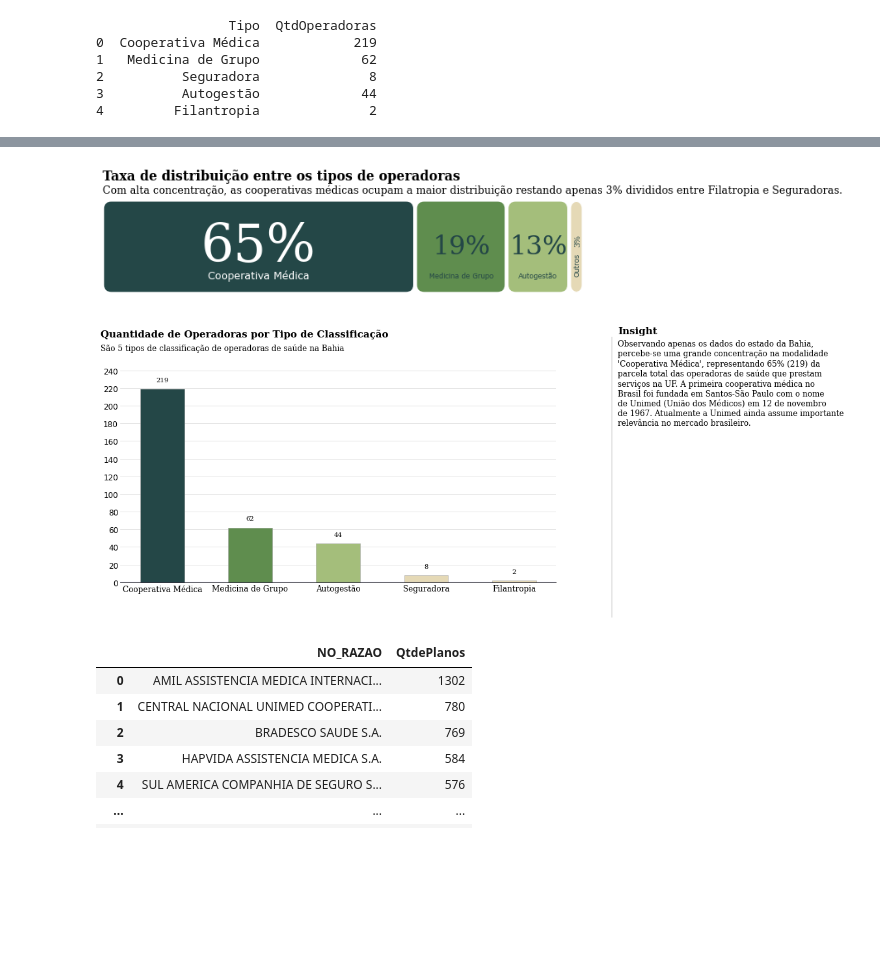
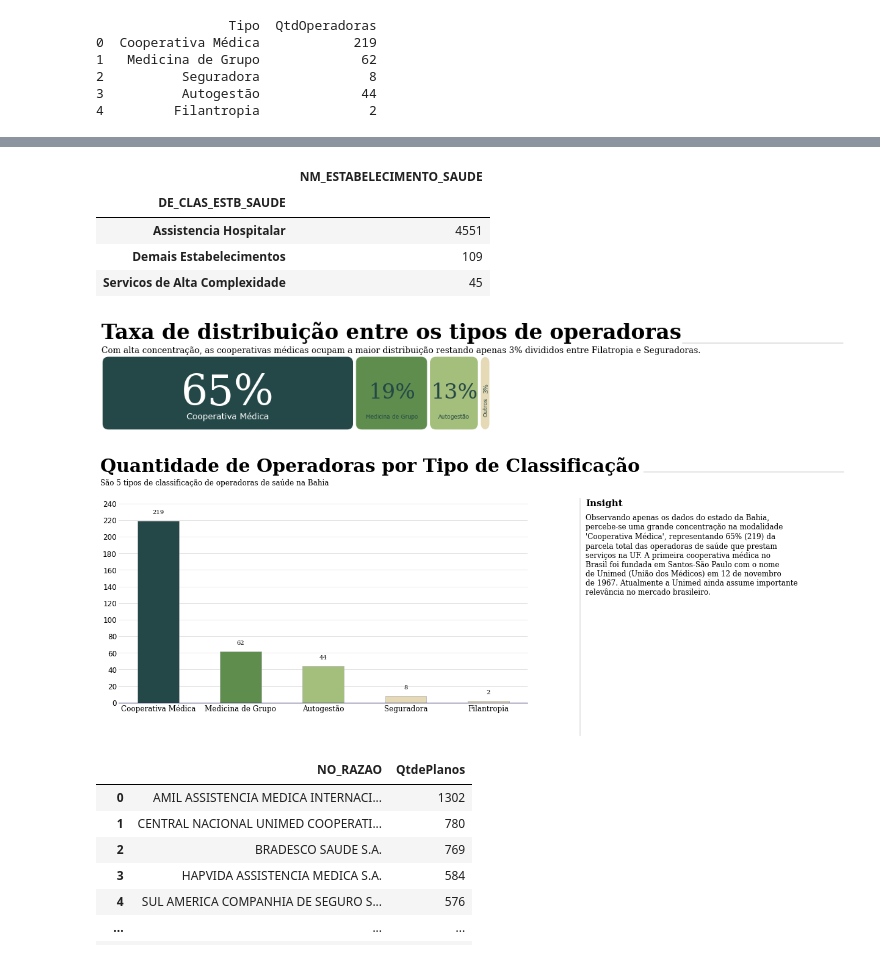
Before and after one commit to douglassodre/prestadoreseplanos, a Jupyter notebook: Prestadores e planos hospitalares.ipynb, the cells around one changed output, grey strips where cells are left out. Cells and saved outputs as stored; diff of their text form; code cells hidden in the pictures; blank space fills up the shorter version.

```diff
--- a/Prestadores e planos hospitalares.ipynb
+++ b/Prestadores e planos hospitalares.ipynb
@@ -188,3 +165,44 @@ display(df_clas_est)
+# %%
+a=dfba.groupby('DE_CLAS_ESTB_SAUDE')['NM_ESTABELECIMENTO_SAUDE'].nunique()
+
+df_clas_est = pd.DataFrame(a)
+display(df_clas_est)
+
+# df = pd.DataFrame(df_clas_est).set_index('DE_CLAS_ESTB_SAUDE')
+# df = df.assign(Qtde=df_clas_est['NM_ESTABELECIMENTO_SAUDE'].nunique())
+# print(df)
+
+# plt.subplots(figsize=(5, 2))
+
+# sns.set_color_codes("pastel")
+# ax = sns.barplot(x=df.Completion, y=df.index, orient='h', joinstyle='bevel')
+
+# new_patches = []
+# for patch in reversed(ax.patches):
+#     bb = patch.get_bbox()
+#     color = patch.get_facecolor()
+#     p_bbox = FancyBboxPatch((bb.xmin, bb.ymin),
+#                             abs(bb.width), abs(bb.height),
+#                             boxstyle="round,pad=-0.0040,rounding_size=0.015",
+#                             ec="none", fc=color,
+#                             mutation_aspect=4
+#                             )
+#     patch.remove()
+#     new_patches.append(p_bbox)
+
+# for patch in new_patches:
+#     ax.add_patch(patch)
+
+# sns.despine(left=True, bottom=True)
+# ax.tick_params(axis=u'both', which=u'both', length=0)
+# plt.tight_layout()
+# plt.show()
+# %% [output]
+|  | NM_ESTABELECIMENTO_SAUDE |
+| DE_CLAS_ESTB_SAUDE |  |
+| Assistencia Hospitalar | 4551 |
+| Demais Estabelecimentos | 109 |
+| Servicos de Alta Complexidade | 45 |
 # %%
 # Taxa de distribuição entre os tipos de operadoras
 
@@ -207,7 +225,17 @@ ax.barh(mf_ratio.index, mf_ratio['Autogestão'], left=(mf_ratio['Cooperativa Mé
 ax.barh(mf_ratio.index, mf_ratio['Seguradora']+mf_ratio['Filantropia'], left=(mf_ratio['Cooperativa Médica']+mf_ratio['Medicina de Grupo']+mf_ratio['Autogestão']),
         color='#E5D9B6', label='Outros')
 
+#1 background da area da Cooperativa Médica
+for i in mf_ratio.index:
+    ax.annotate(f"{int(mf_ratio['Cooperativa Médica'][i]*100)}%",
+                    xy=(mf_ratio['Cooperativa Médica'][i]/2, i),
+                    va = 'center', ha='center',fontsize=60, fontweight='light', fontfamily='serif',
+                    color='white')
 
+    ax.annotate("Cooperativa Médica",
+                    xy=(mf_ratio['Cooperativa Médica'][i]/2, -0.25),
+                    va = 'center', ha='center',fontsize=12, fontweight='light', fontfamily='Verdana',
+                    color='white')
 
 #2 legendas da area da Medicina de Grupo
 for i in mf_ratio.index:
@@ -240,36 +268,43 @@ for i in mf_ratio.index:
                     va = 'bottom', ha='right',fontsize=8, fontweight='light', fontfamily='Verdana', rotation = '90',
                     color='#244747')
 
     ax.set_xlim(0, 1)
     ax.set_ylim(-0.4,0.4)
     ax.set_xticks([])
     ax.set_yticks([])
 # arredondar as bordas
 new_patches = []
 for patch in reversed(ax.patches):
     bb = patch.get_bbox()
     color=patch.get_facecolor()
     p_bbox = FancyBboxPatch((bb.xmin, bb.ymin),
                         abs(bb.width), abs(bb.height),
                         boxstyle="round,pad=-0.0040,rounding_size=0.015",
                         ec="none", fc=color,
                         mutation_aspect=4
                         )
     patch.remove()
     new_patches.append(p_bbox)
 for patch in new_patches:
     ax.add_patch(patch)
 
 # Título e subtítulo
-fig.text(0.125,1.04,'Taxa de distribuição entre os tipos de operadoras', fontfamily='serif',fontsize=15, fontweight='bold')
-fig.text(0.125,0.93,'Com alta concentração, as cooperativas médicas ocupam a maior distribuição restando apenas 3% divididos entre Filatropia e Seguradoras.',fontfamily='serif',fontsize=12)
+fig.text(0.125,1.04,'Taxa de distribuição entre os tipos de operadoras', fontfamily='serif',fontsize=30, fontweight='bold')
+fig.text(0.125,0.90,'Com alta concentração, as cooperativas médicas ocupam a maior distribuição restando apenas 3% divididos entre Filatropia e Seguradoras.',fontfamily='serif',fontsize=12)
+
+
+import matplotlib.lines as lines
+l1 = lines.Line2D([1.28, 1.6], [1, 1], transform=fig.transFigure, figure=fig,color='black',lw=0.2)
+fig.lines.extend([l1])
+
+ax.tick_params(axis=u'both', which=u'both',length=0)
 
 for s in ['top', 'left', 'right', 'bottom']:
     ax.spines[s].set_visible(False)
 
 plt.show(ax)
 # %% [output]
-[figure, old version]
+[figure, new version]
 # %%
 #Plot Quantidade de operadoras por classificação
 data = df_qtdeoperadora.groupby('Tipo')['QtdOperadoras'].sum().sort_values(ascending=False)[:5]
@@ -306,12 +341,12 @@ ax.set_xticklabels(data.index, fontfamily='serif', rotation=0)
 
 # Configurações do título e subtítulo
 
-fig.text(0.09, 1, 'Quantidade de Operadoras por Tipo de Classificação', fontsize=15, fontweight='bold', fontfamily='serif')
+fig.text(0.09, 1, 'Quantidade de Operadoras por Tipo de Classificação', fontsize=30, fontweight='bold', fontfamily='serif')
 fig.text(0.09, 0.95, 'São 5 tipos de classificação de operadoras de saúde na Bahia', fontsize=12, fontweight='light', fontfamily='serif')
 
-fig.text(1.01, 1.01, 'Insight', fontsize=15, fontweight='bold', fontfamily='serif')
+fig.text(1.01, 0.87, 'Insight', fontsize=15, fontweight='bold', fontfamily='serif')
 
-fig.text(1.01, 0.65, '''
+fig.text(1.01, 0.50, '''
 
 Observando apenas os dados do estado da Bahia,
 percebe-se uma grande concentração na modalidade
@@ -339,7 +374,13 @@ ax.tick_params(axis='both', which='major', labelsize=12)
 
 
 import matplotlib.lines as lines
-l1 = lines.Line2D([1, 1], [0, 1], transform=fig.transFigure, figure=fig,color='black',lw=0.2)
+l1 = lines.Line2D([1, 1], [0, 0.90], transform=fig.transFigure, figure=fig,color='black',lw=0.2)
+fig.lines.extend([l1])
+
+ax.tick_params(axis=u'both', which=u'both',length=0)
+
+import matplotlib.lines as lines
+l1 = lines.Line2D([1.12, 1.5], [1, 1], transform=fig.transFigure, figure=fig,color='black',lw=0.2)
 fig.lines.extend([l1])
 
 ax.tick_params(axis=u'both', which=u'both',length=0)
@@ -348,7 +389,7 @@ ax.tick_params(axis=u'both', which=u'both',length=0)
 
 plt.show()
 # %% [output]
-[figure, old version]
+[figure, new version]
 # %%
 #Quantidade de operadoras por classificação
 query = """
```
Also changed, not shown: parts of 2 cells of this notebook.
